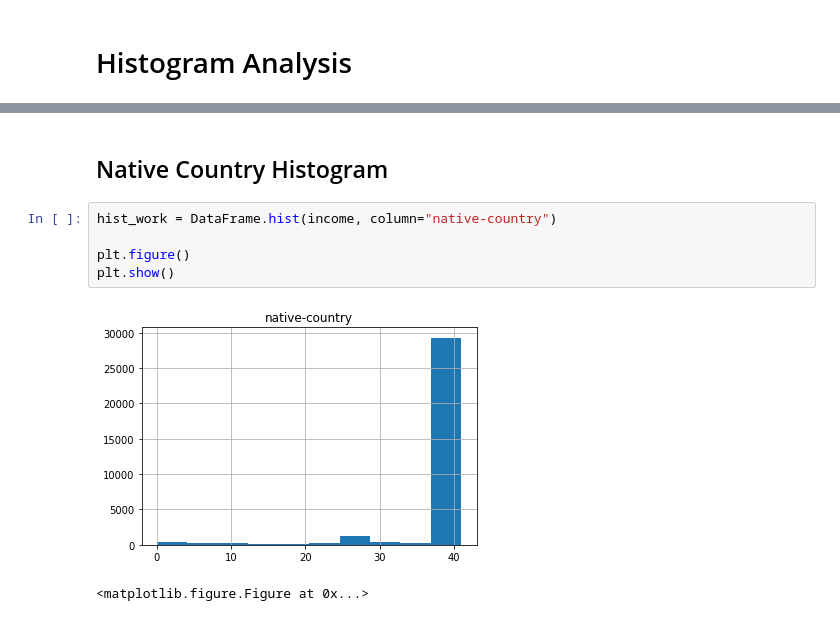
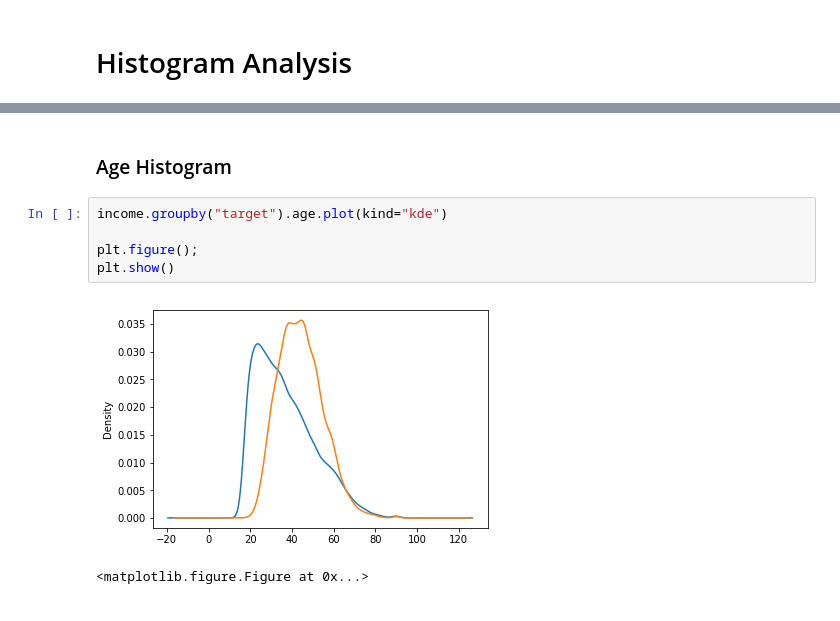
Before and after one commit to vincenthend/incomepredict-ai, a Jupyter notebook: Histogram Analysis.ipynb, the cells around one changed output, grey strips where cells are left out. Drawn from its saved outputs; the diff is of its cells as text.

```diff
--- a/Histogram Analysis.ipynb
+++ b/Histogram Analysis.ipynb
@@ -154,10 +34,10 @@ plt.show()
-# %% [markdown]
-## Native Country Histogram
-# %%
-hist_work = DataFrame.hist(income, column="native-country")
-
-plt.figure()
-plt.show()
-# %% [output]
-[figure, removed]
-<matplotlib.figure.Figure at 0x...>
+# %% [markdown]
+### Age Histogram
+# %%
+income.groupby("target").age.plot(kind="kde")
+
+plt.figure();
+plt.show()
+# %% [output]
+[figure, added]
+<matplotlib.figure.Figure at 0x...>
```
Also changed, not shown: parts of 51 cells of this notebook, 4 other files.
